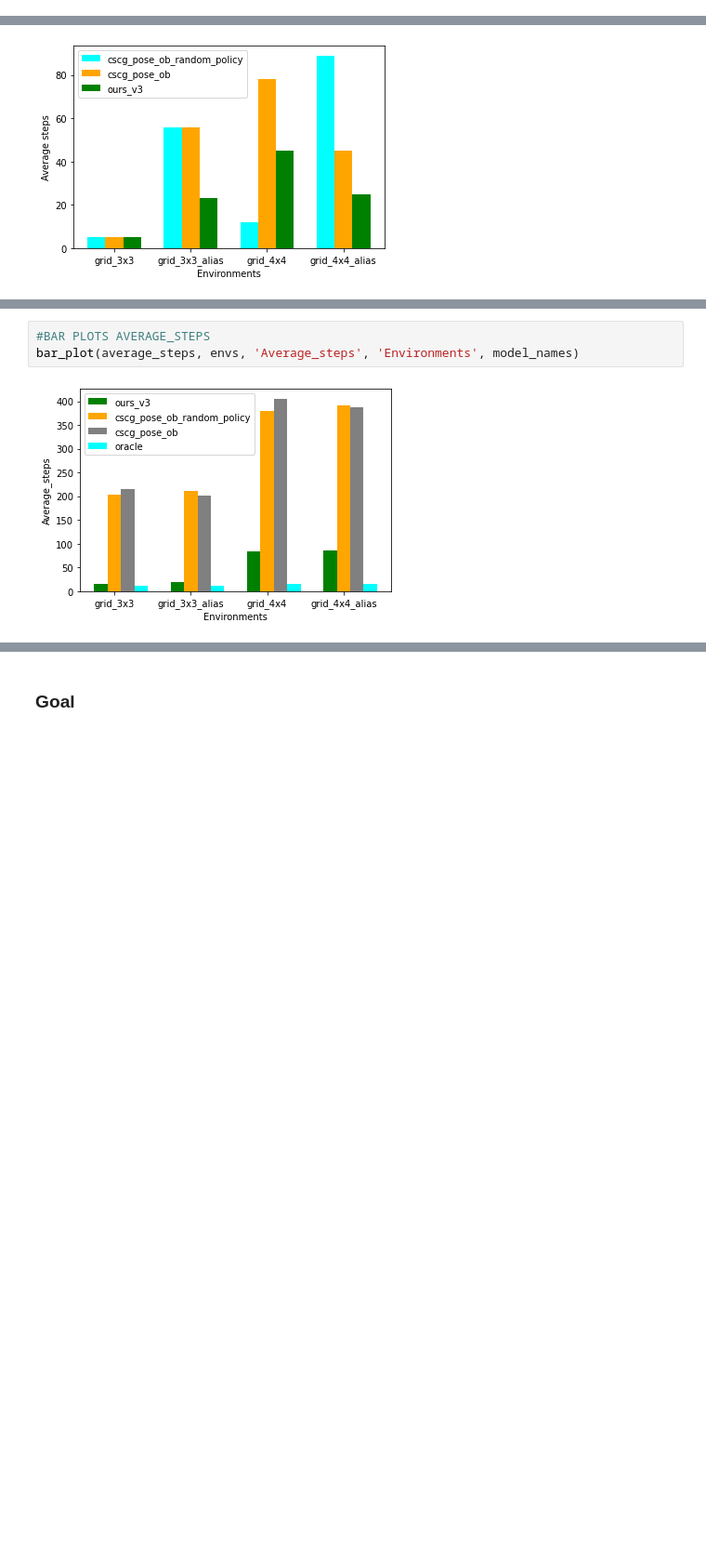
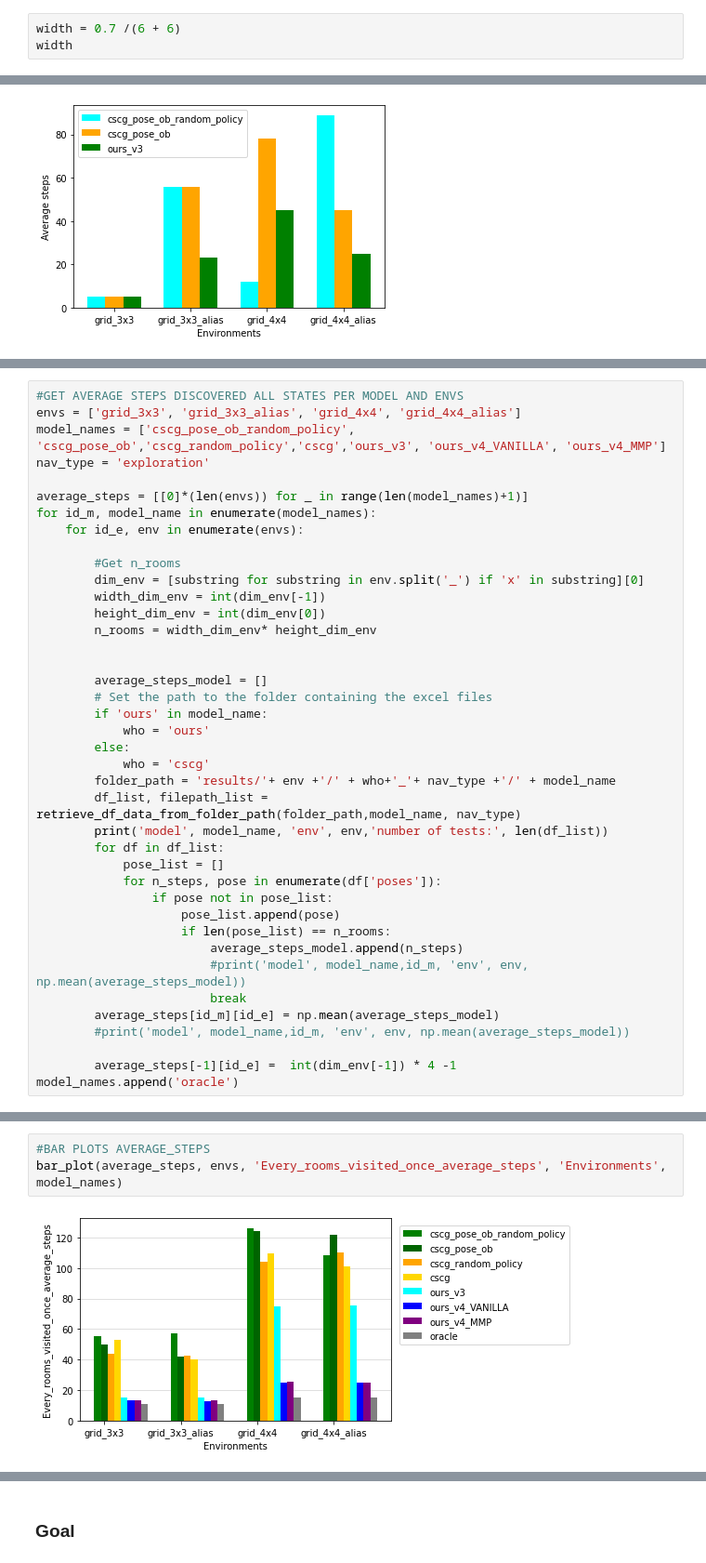
Before and after one commit to my-name-is-D/high_level_nav_planning, a Jupyter notebook: results_plotted.ipynb, the cells around one changed output, grey strips where cells are left out. Shown at 93% size. Saved outputs shown, nothing was run; the diff lists cells and outputs as text; blank space fills up the shorter version.

```diff
--- a/results_plotted.ipynb
+++ b/results_plotted.ipynb
@@ -43,3 +48,6 @@ def retrieve_df_data_from_folder_path(folder_path,model_name, nav_type, load_mod
                     print(f"Skipping file {file_path} due to ParserError: {e}")
 
     return df_list, filepath_list
+# %%
+width = 0.7 /(6 + 6)
+width
@@ -199,0 +337,40 @@ KeyboardInterrupt:
+# %%
+#GET AVERAGE STEPS DISCOVERED ALL STATES PER MODEL AND ENVS
+envs = ['grid_3x3', 'grid_3x3_alias', 'grid_4x4', 'grid_4x4_alias']
+model_names = ['cscg_pose_ob_random_policy', 'cscg_pose_ob','cscg_random_policy','cscg','ours_v3', 'ours_v4_VANILLA', 'ours_v4_MMP']
+nav_type = 'exploration'
+
+average_steps = [[0]*(len(envs)) for _ in range(len(model_names)+1)]
+for id_m, model_name in enumerate(model_names):
+    for id_e, env in enumerate(envs):
+
+        #Get n_rooms
+        dim_env = [substring for substring in env.split('_') if 'x' in substring][0]
+        width_dim_env = int(dim_env[-1])
+        height_dim_env = int(dim_env[0])
+        n_rooms = width_dim_env* height_dim_env
+
+
+        average_steps_model = []
+        # Set the path to the folder containing the excel files
+        if 'ours' in model_name:
+            who = 'ours'
+        else:
+            who = 'cscg'
+        folder_path = 'results/'+ env +'/' + who+'_'+ nav_type +'/' + model_name
+        df_list, filepath_list = retrieve_df_data_from_folder_path(folder_path,model_name, nav_type)
+        print('model', model_name, 'env', env,'number of tests:', len(df_list))
+        for df in df_list:
+            pose_list = []
+            for n_steps, pose in enumerate(df['poses']):
+                if pose not in pose_list:
+                    pose_list.append(pose)
+                    if len(pose_list) == n_rooms:
+                        average_steps_model.append(n_steps)
+                        #print('model', model_name,id_m, 'env', env, np.mean(average_steps_model))
+                        break
+        average_steps[id_m][id_e] = np.mean(average_steps_model)
+        #print('model', model_name,id_m, 'env', env, np.mean(average_steps_model))
+
+        average_steps[-1][id_e] =  int(dim_env[-1]) * 4 -1
+model_names.append('oracle')
@@ -200,5 +395,5 @@ KeyboardInterrupt:
 # %%
 #BAR PLOTS AVERAGE_STEPS
-bar_plot(average_steps, envs, 'Average_steps', 'Environments', model_names)
+bar_plot(average_steps, envs, 'Every_rooms_visited_once_average_steps', 'Environments', model_names)
 # %% [output]
-[figure, old version]
+[figure, new version]
```
Also changed, not shown: parts of 17 cells of this notebook, 10 other files.
